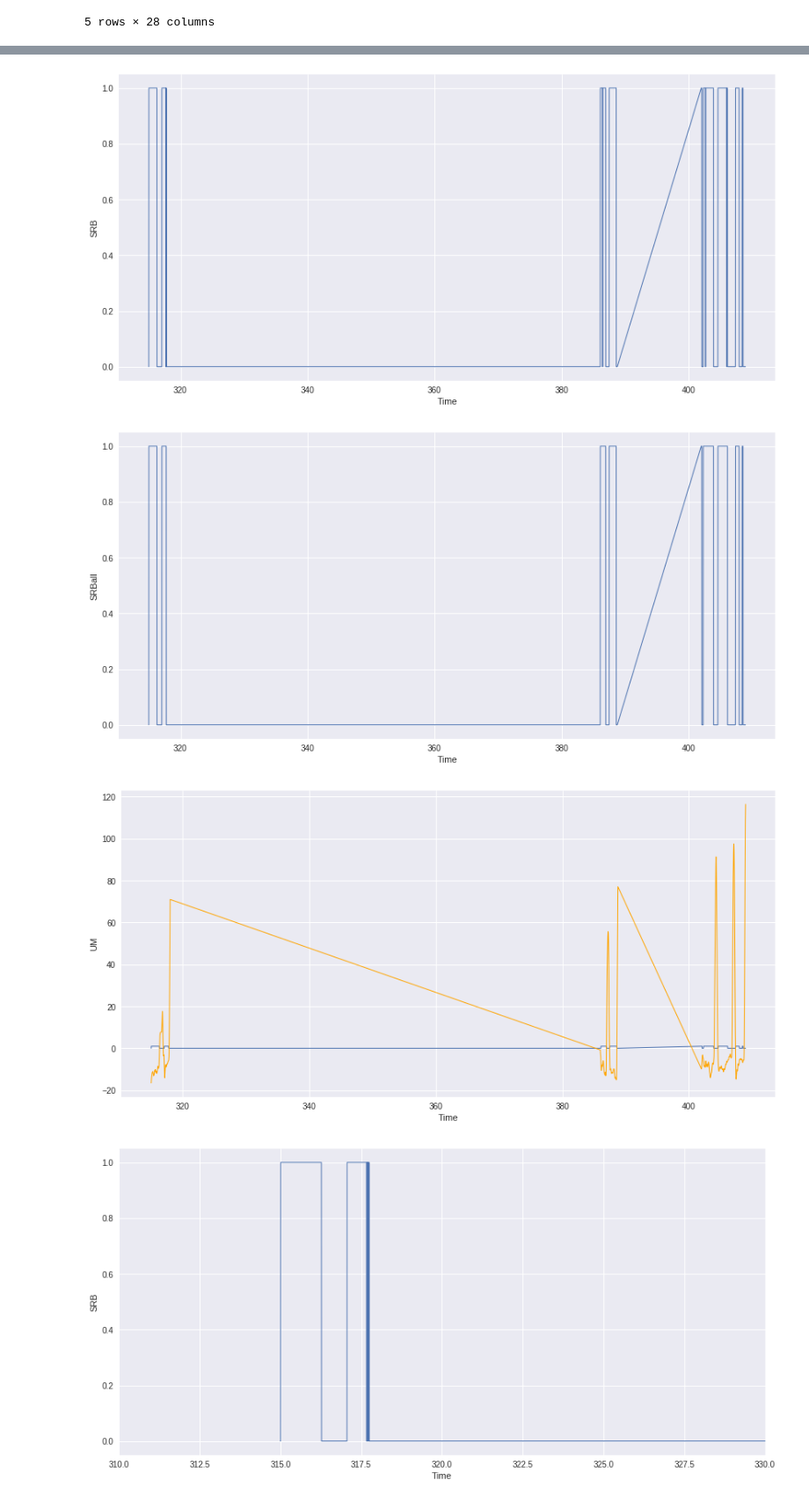
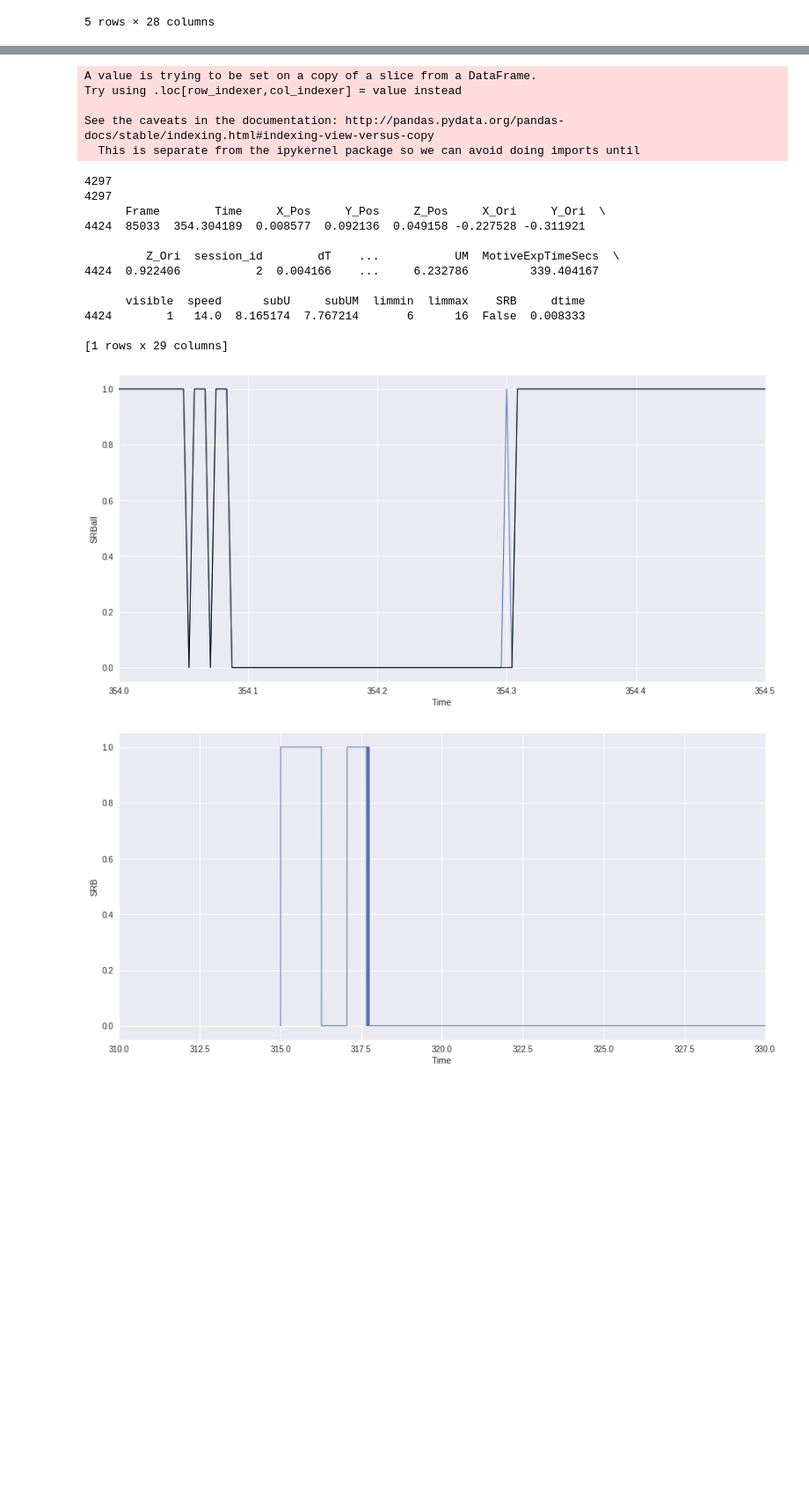
Before and after one commit to alTeska/VR_Acuity, a Jupyter notebook: notebooks/SRB_times_exp2_2704.ipynb, the cells around one changed output, grey strips where cells are left out. Shown at 88% size. Drawn from its saved outputs; the diff is of its cells as text; code cells hidden in the pictures; blank space fills up the shorter version.

Commit message:
short SRB merge and delete v1

```diff
--- a/notebooks/SRB_times_exp2_2704.ipynb
+++ b/notebooks/SRB_times_exp2_2704.ipynb
@@ -379,17 +366,62 @@ for i in np.arange(0,len(dftemp2)):
+# %%
+# DELETING SHORT SRB
+dfSRBtemp2 = dfV2[dfV2['SRB']==False]
+dfSRBtemp2['dtime'] = dfSRBtemp2['Time'].diff(1)
+
+df22 = pd.merge(dfV2, dfSRBtemp2[['dtime', 'Frame', 'session_id','Time']], on=['Frame', 'session_id','Time'], how='outer')
+# df22.head()
+
+print(len(dfV2))
+print(len(df22))
+df22.fillna(0, inplace=True)
+
+dftemp2 = dfSRBtemp2[(dfSRBtemp2['dtime']<0.01) & (dfSRBtemp2['dtime']>0.0049)]
+print(dftemp2)
+dftemp2 = dftemp2.reset_index(drop=True)
+
+maxF, minF = {}, {}
+df22['SRBall'] =df22['SRB']
+df22['SRBtt'] = False
+
+for i in np.arange(0,len(dftemp2)):
+    maxF[i] = dftemp2.Time[i]
+    minF[i] = dftemp2.Time[i] - dftemp2.dtime[i]
+
+    df22['SRBtt']  = ((df22['Time']>=minF[i]) & (df22['Time']<=maxF[i]))
+    df22['SRBall'] = (df22['SRBtt']==False) & (df22['SRBall'] == True)
+# %% [output]
+A value is trying to be set on a copy of a slice from a DataFrame.
+Try using .loc[row_indexer,col_indexer] = value instead
+
+See the caveats in the documentation: http://pandas.pydata.org/pandas-docs/stable/indexing.html#indexing-view-versus-copy
+  This is separate from the ipykernel package so we can avoid doing imports until
+4297
+4297
+      Frame        Time     X_Pos     Y_Pos     Z_Pos     X_Ori     Y_Ori  \
+4424  85033  354.304189  0.008577  0.092136  0.049158 -0.227528 -0.311921
+
+         Z_Ori  session_id        dT    ...           UM  MotiveExpTimeSecs  \
+4424  0.922406           2  0.004166    ...     6.232786         339.404167
+
+      visible  speed      subU     subUM  limmin  limmax    SRB     dtime
+4424        1   14.0  8.165174  7.767214       6      16  False  0.008333
+
+[1 rows x 29 columns]
 # %%
-g = sns.FacetGrid(data=df2, size=6, aspect=2)
+# g = sns.FacetGrid(data=df2, size=6, aspect=2)
+g = sns.FacetGrid(data=df22, size=6, aspect=2, xlim=[354, 354.5])
 g.map(plt.plot, "Time", "SRB" , alpha=1, linewidth=1);
+# g.map(plt.plot, "Time", "SRBtt" , alpha=1, linewidth=1, color='red');
+g.map(plt.plot, "Time", "SRBall" , alpha=1, linewidth=1,  color='black');
+#
+# g = sns.FacetGrid(data=df2, size=6, aspect=2)
+# g.map(plt.plot, "Time", "SRBall" , alpha=1, linewidth=1);
 
-g = sns.FacetGrid(data=df2, size=6, aspect=2)
-g.map(plt.plot, "Time", "SRBall" , alpha=1, linewidth=1);
-
-g = sns.FacetGrid(data=df2, size=6, aspect=2)
-g.map(plt.plot, "Time", "SRBall" , alpha=1, linewidth=1);
-g.map(plt.plot, "Time", "UM" , alpha=1, linewidth=1, color='orange');
+# g = sns.FacetGrid(data=df2, size=6, aspect=2)
+# g.map(plt.plot, "Time", "SRBall" , alpha=1, linewidth=1);
+# g.map(plt.plot, "Time", "UM" , alpha=1, linewidth=1, color='orange');
 # %% [output]
-[figure, old version]
+[figure, new version]
-[figure, removed]
-[figure, removed]
 # %%
 a, b = 310, 330
 g = sns.FacetGrid(data=df2, size=6, aspect=2, xlim=[a, b])
```
Also changed, not shown: parts of 2 cells of this notebook, 1 other file.
